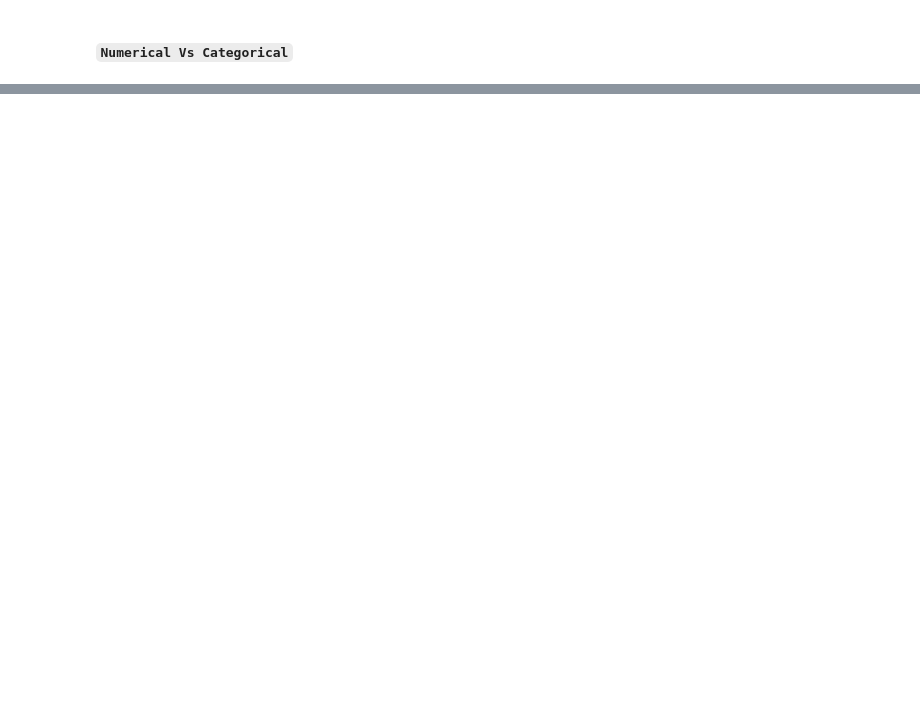
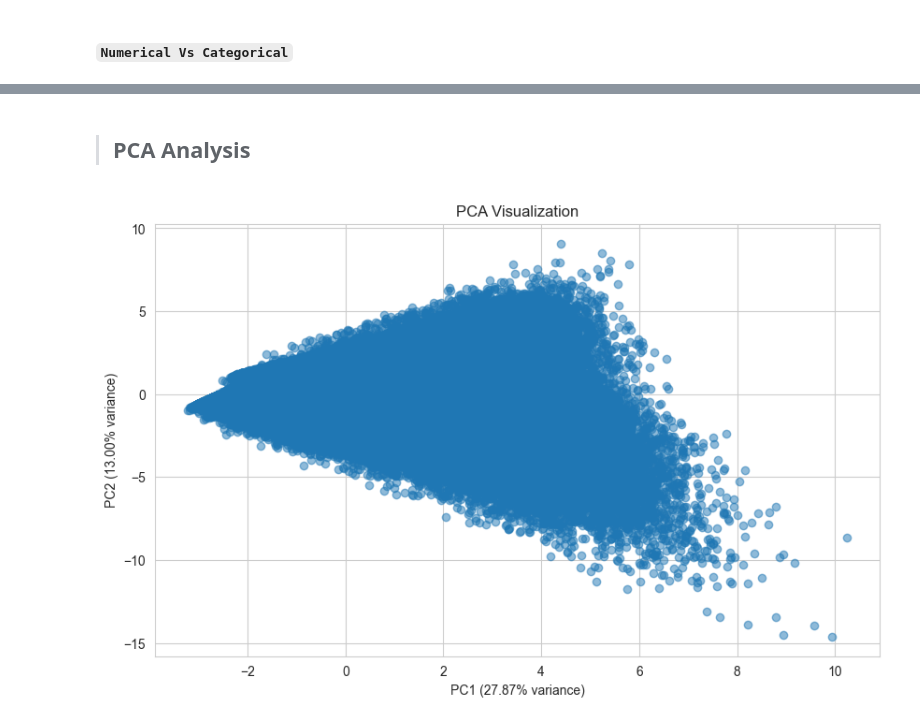
Before and after one commit to ariyan378/Football-Data_Analysis, a Jupyter notebook: Football.ipynb, the cells around one changed output, grey strips where cells are left out. Cells and saved outputs as stored; diff of their text form; code cells hidden in the pictures; blank space fills up the shorter version.

```diff
--- a/Football.ipynb
+++ b/Football.ipynb
@@ -1834,0 +2023,25 @@ The Correlation   : 0.46
+# %% [markdown]
+> ## **PCA Analysis**
+# %%
+from sklearn.decomposition import PCA
+from sklearn.preprocessing import StandardScaler
+
+
+numeric_df = df.select_dtypes(include=[np.number]).dropna()
+
+scaler = StandardScaler()
+scaled_data = scaler.fit_transform(numeric_df)
+
+
+pca = PCA(n_components=2)
+pca_result = pca.fit_transform(scaled_data)
+
+
+plt.figure(figsize=(10, 6))
+plt.scatter(pca_result[:, 0], pca_result[:, 1], alpha=0.5)
+plt.xlabel(f'PC1 ({pca.explained_variance_ratio_[0]:.2%} variance)')
+plt.ylabel(f'PC2 ({pca.explained_variance_ratio_[1]:.2%} variance)')
+plt.title('PCA Visualization')
+plt.show()
+# %% [output]
+[figure, added]
```
Also changed, not shown: parts of 38 cells of this notebook.
